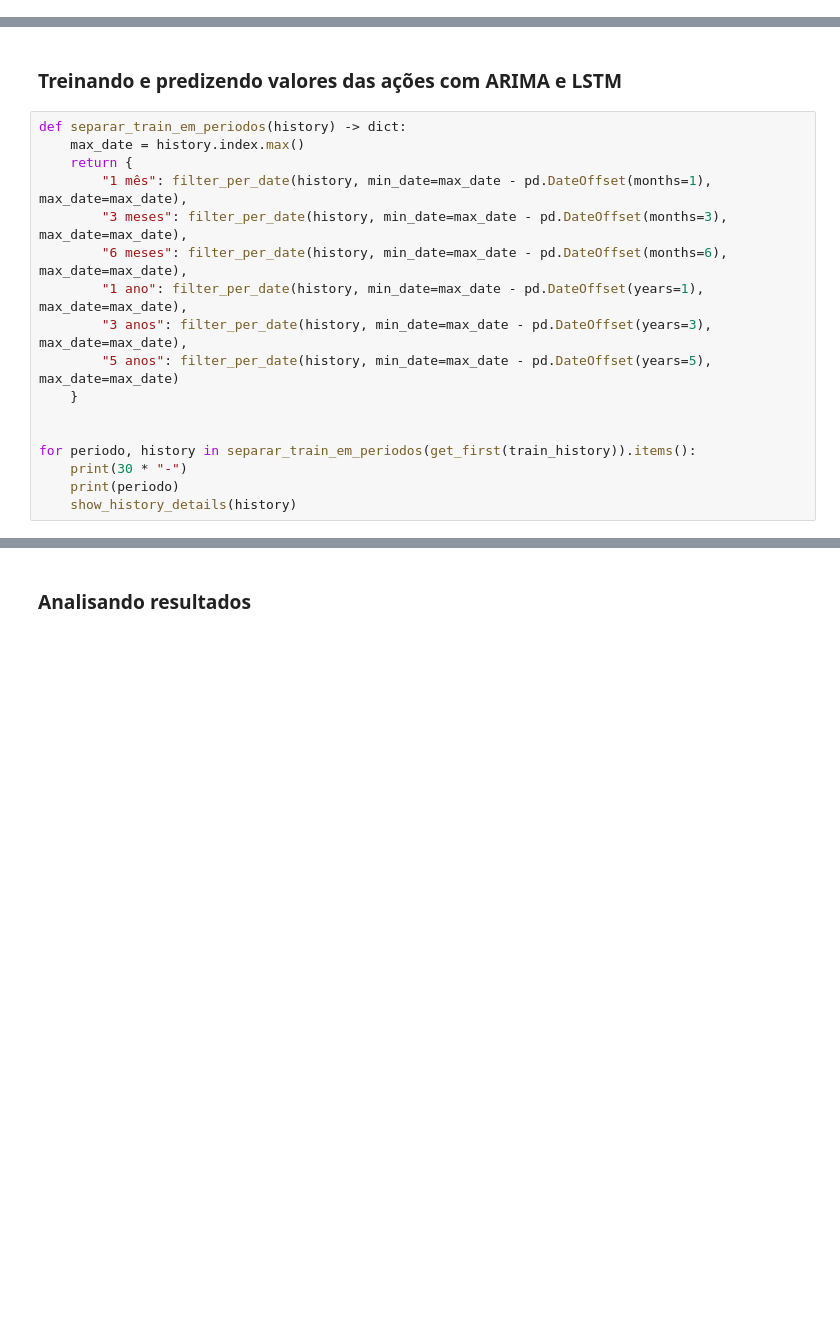
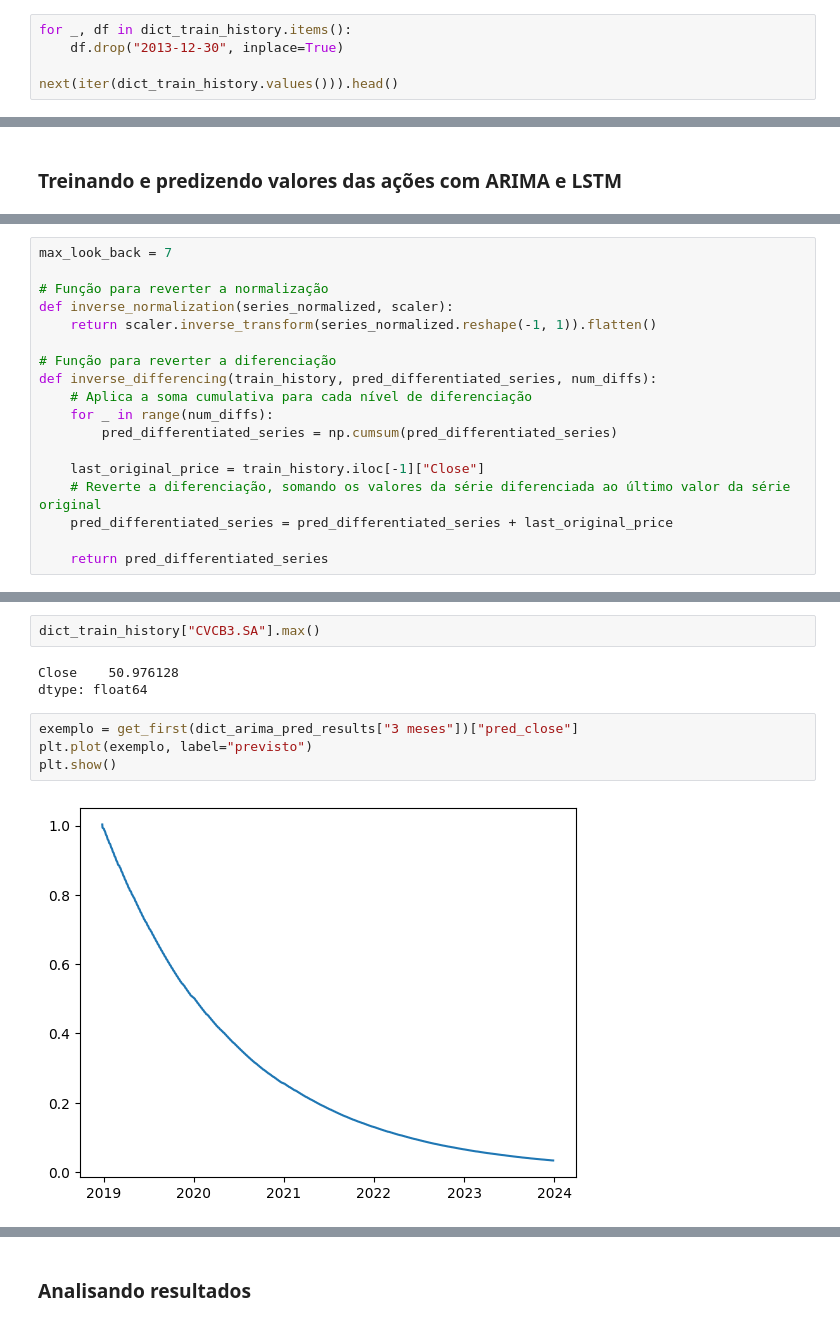
Before and after one commit to KayoRBC/TCC, a Jupyter notebook: notebook.ipynb, the cells around one changed output, grey strips where cells are left out. Drawn from its saved outputs; the diff is of its cells as text; blank space fills up the shorter version.

```diff
--- a/notebook.ipynb
+++ b/notebook.ipynb
@@ -268,0 +422,5 @@ def show_history_details(ticker_history: DataFrame):
+# %%
+for _, df in dict_train_history.items():
+    df.drop("2013-12-30", inplace=True)
+
+next(iter(dict_train_history.values())).head()
@@ -269,19 +437,2 @@ def show_history_details(ticker_history: DataFrame):
 # %% [markdown]
 ### Treinando e predizendo valores das ações com ARIMA e LSTM
-# %%
-def separar_train_em_periodos(history) -> dict:
-    max_date = history.index.max()
-    return {
-        "1 mês": filter_per_date(history, min_date=max_date - pd.DateOffset(months=1), max_date=max_date),
-        "3 meses": filter_per_date(history, min_date=max_date - pd.DateOffset(months=3), max_date=max_date),
-        "6 meses": filter_per_date(history, min_date=max_date - pd.DateOffset(months=6), max_date=max_date),
-        "1 ano": filter_per_date(history, min_date=max_date - pd.DateOffset(years=1), max_date=max_date),
-        "3 anos": filter_per_date(history, min_date=max_date - pd.DateOffset(years=3), max_date=max_date),
-        "5 anos": filter_per_date(history, min_date=max_date - pd.DateOffset(years=5), max_date=max_date)
-    }
-
-
-for periodo, history in separar_train_em_periodos(get_first(train_history)).items():
-    print(30 * "-")
-    print(periodo)
-    show_history_details(history)
@@ -305,0 +439,18 @@ Max date: 2018-12-26 00:00:00+00:00
+# %%
+max_look_back = 7
+
+# Função para reverter a normalização
+def inverse_normalization(series_normalized, scaler):
+    return scaler.inverse_transform(series_normalized.reshape(-1, 1)).flatten()
+
+# Função para reverter a diferenciação
+def inverse_differencing(train_history, pred_differentiated_series, num_diffs):
+    # Aplica a soma cumulativa para cada nível de diferenciação
+    for _ in range(num_diffs):
+        pred_differentiated_series = np.cumsum(pred_differentiated_series)
+
+    last_original_price = train_history.iloc[-1]["Close"]
+    # Reverte a diferenciação, somando os valores da série diferenciada ao último valor da série original
+    pred_differentiated_series = pred_differentiated_series + last_original_price
+
+    return pred_differentiated_series
@@ -305,0 +529,11 @@ Max date: 2018-12-26 00:00:00+00:00
+# %%
+dict_train_history["CVCB3.SA"].max()
+# %% [output]
+Close    50.976128
+dtype: float64
+# %%
+exemplo = get_first(dict_arima_pred_results["3 meses"])["pred_close"]
+plt.plot(exemplo, label="previsto")
+plt.show()
+# %% [output]
+[figure, added]
```
Also changed, not shown: parts of 45 cells of this notebook, 4 other files.
